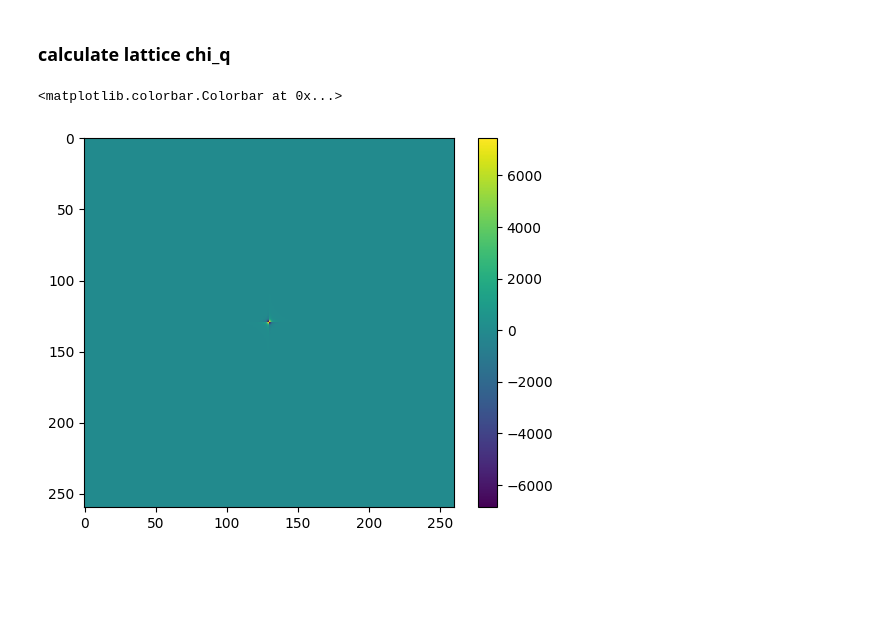
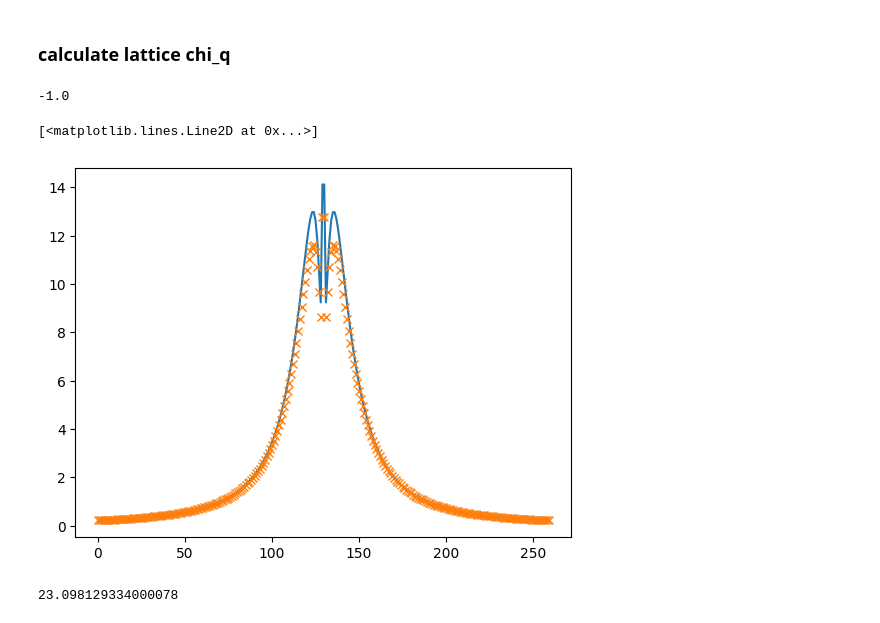
Before and after one commit to emoghadas/lDGA, a Jupyter notebook: example/lDGA_test.ipynb, the cells around one changed output. Cells and saved outputs as stored; diff of their text form; code cells hidden in the pictures; blank space fills up the shorter version.

```diff
--- a/example/lDGA_test.ipynb
+++ b/example/lDGA_test.ipynb
@@ -37,7 +34,28 @@ chi_q_c, chi_q_s = bse.chi_ladder_q(beta, chi0, chi0_q, F_loc_c, F_loc_s, niwf,
-# %%
-import matplotlib.pyplot as plt
-plt.imshow(chi_q_c.real)
-plt.colorbar()
-# %% [output]
-<matplotlib.colorbar.Colorbar at 0x...>
-[figure, removed]
+# %%
+import time
+
+chi0_w = bse.chi0_loc_w(beta, g, n4iwf, n4iwb)
+
+chi0_q_w = bse.chi0_q_w(beta, mu, g, s, kdim, 96, niwf, n4iwf, n4iwb)
+# %%
+qidx = util.k2ik([0,0],96)
+print(bse.ek_2d(kpoints=96).flatten()[qidx])
+
+import correl.w2dyn_post as w5
+data = w5.read(dmft_file)
+chi0q = data.bubble_q(w5.ek(), w5.ek())
+
+plt.plot(chi0_q_w[:,5,qidx])
+plt.plot(chi0q, "x")
+# %% [output]
+-1.0
+[<matplotlib.lines.Line2D at 0x...>]
+[figure, added]
+# %%
+st = time.perf_counter()
+data = bse.chi_v_r_q_w(beta, 2.4, chi0_w, chi0_q_w, g2, niwf, n4iwf, n4iwb, qpoints=np.array(100*[[0.,0.]]), nk=48)
+en = time.perf_counter()
+
+en-st
+# %% [output]
+23.098129334000078
```
Also changed, not shown: parts of 8 cells of this notebook, 5 other files.
